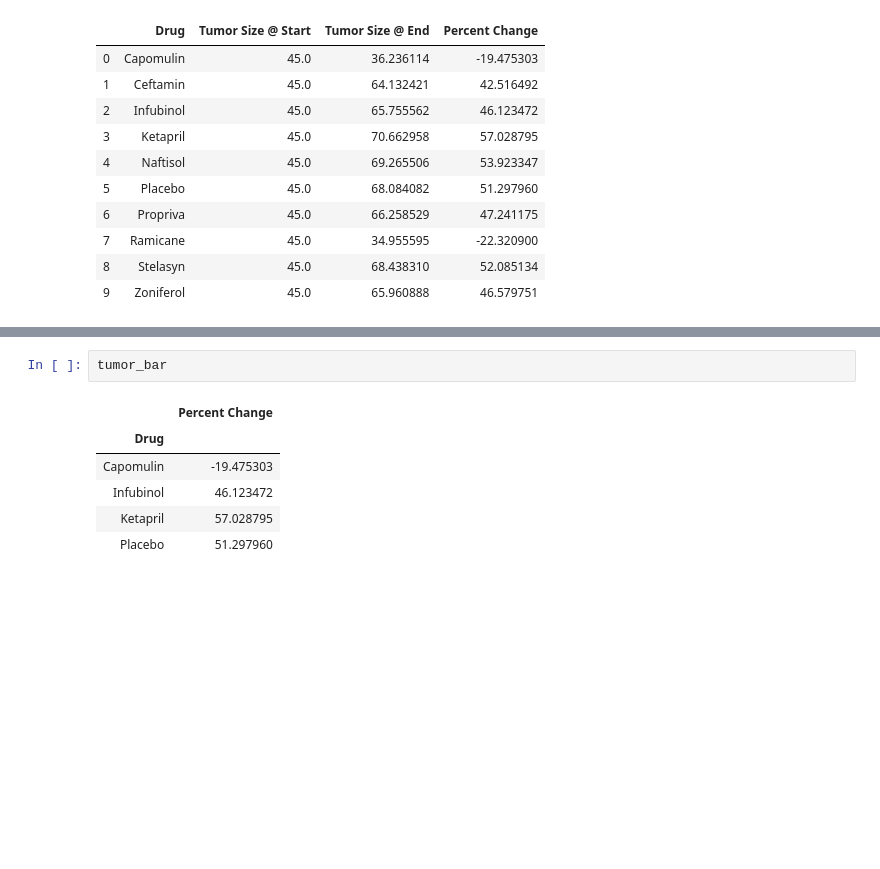
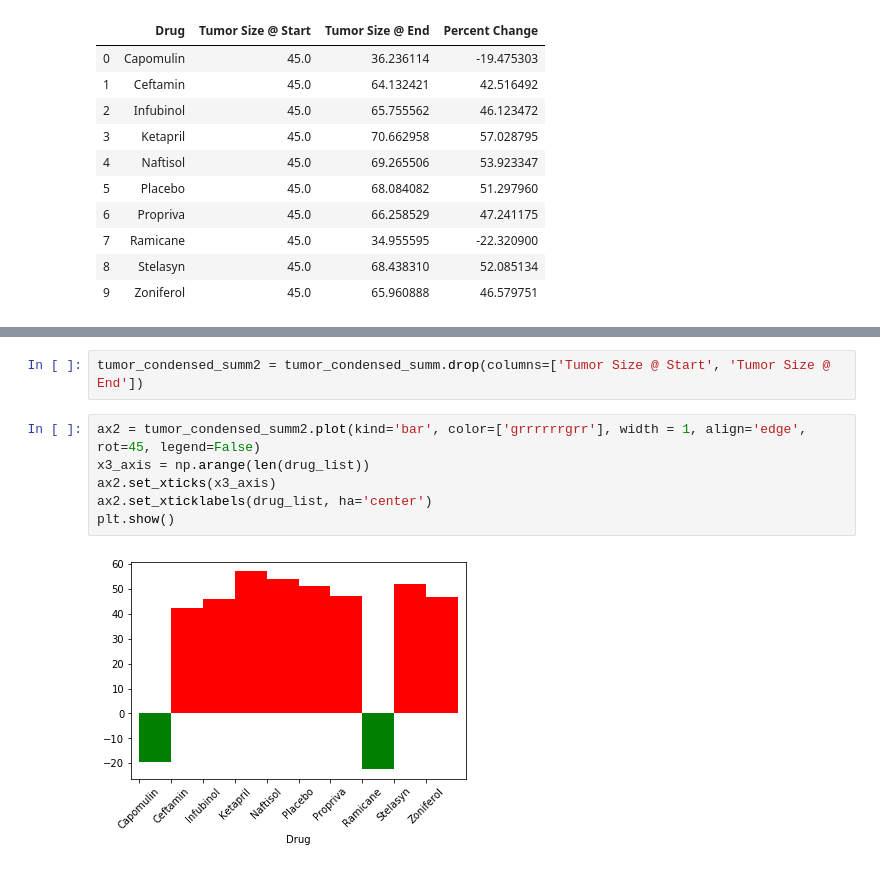
Before and after one commit to asrivasts/matplotlib-challenge, a Jupyter notebook: Pymaceuticals/pymaceuticals_starter.ipynb, the cells around one changed output, grey strips where cells are left out. Saved outputs shown, nothing was run; the diff lists cells and outputs as text; blank space fills up the shorter version.

```diff
--- a/Pymaceuticals/pymaceuticals_starter.ipynb
+++ b/Pymaceuticals/pymaceuticals_starter.ipynb
@@ -409,12 +408,13 @@ Placebo                  45.0         68.084082       51.297960
 <Figure size 432x288 with 0 Axes>
 # %% [markdown]
 ![Metastatic Spread During Treatment](../Images/change.png)
-# %%
-tumor_bar
-# %% [output]
-|  | Percent Change |
-| Drug |  |
-| Capomulin | -19.475303 |
-| Infubinol | 46.123472 |
-| Ketapril | 57.028795 |
-| Placebo | 51.297960 |
+# %%
+tumor_condensed_summ2 = tumor_condensed_summ.drop(columns=['Tumor Size @ Start', 'Tumor Size @ End'])
+# %%
+ax2 = tumor_condensed_summ2.plot(kind='bar', color=['grrrrrrgrr'], width = 1, align='edge', rot=45, legend=False)
+x3_axis = np.arange(len(drug_list))
+ax2.set_xticks(x3_axis)
+ax2.set_xticklabels(drug_list, ha='center')
+plt.show()
+# %% [output]
+[figure, added]
```
Also changed, not shown: parts of 2 cells of this notebook, 2 other files.
